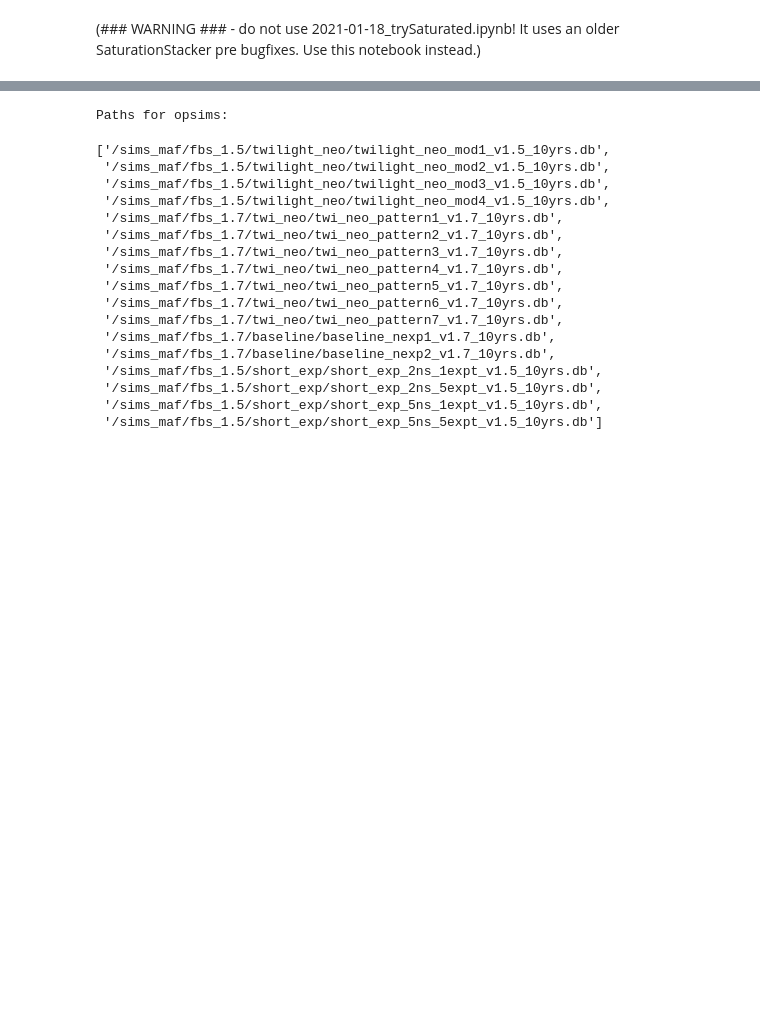
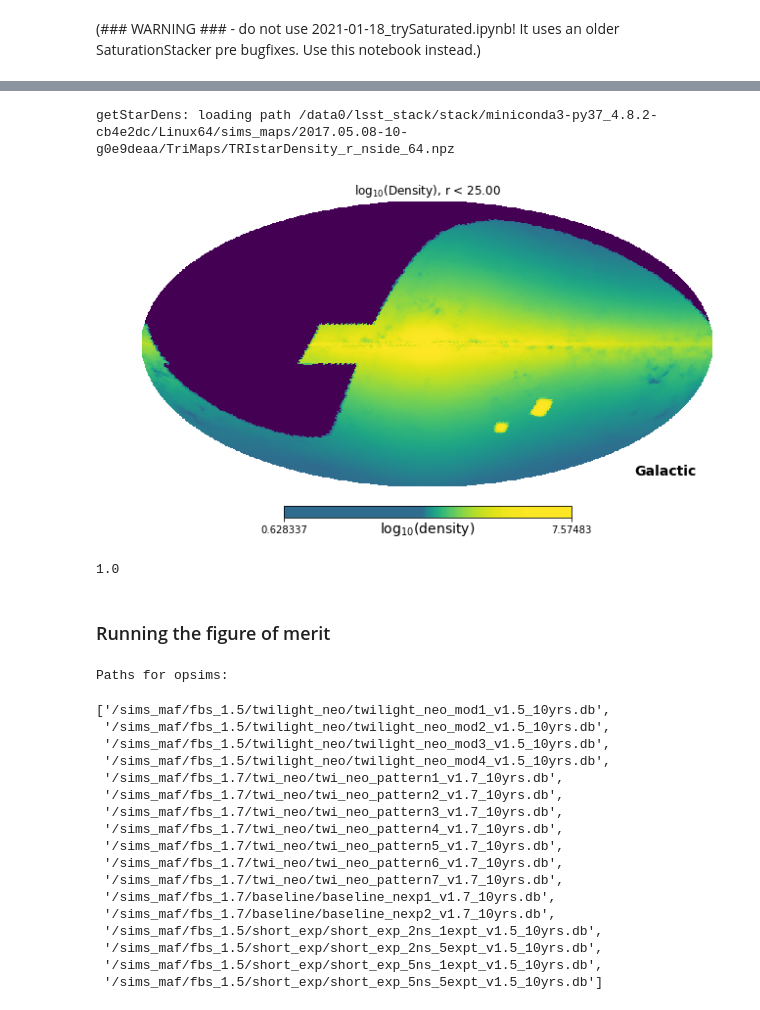
Before and after one commit to LSSTScienceCollaborations/SMWLV-metrics, a Jupyter notebook: notebooks/2021-03-24_trySaturatedSeveral.ipynb, the cells around one changed output, grey strips where cells are left out. Drawn from its saved outputs; the diff is of its cells as text; code cells hidden in the pictures; blank space fills up the shorter version.

```diff
--- a/notebooks/2021-03-24_trySaturatedSeveral.ipynb
+++ b/notebooks/2021-03-24_trySaturatedSeveral.ipynb
@@ -262,0 +388,10 @@ def evaluateBundleGroup(pathOpsim='DUMMY', outDir='satur_test', nside=64, timeCu
+# %%
+# Get the stellar density. Keep the filter as a variable so we know later on what density we used.
+filtDens = 'r'
+magnDens = 25.
+isTrilegal = True
+
+starmap = loadStarDens(filtDens, trilegal=isTrilegal)
+stardens, magdens = getStarDens(starmap, magnDens, isNested=isTrilegal, isGalacs=isTrilegal)
+# %% [output]
+getStarDens: loading path /data0/lsst_stack/stack/miniconda3-py37_4.8.2-cb4e2dc/Linux64/sims_maps/2017.05.08-10-g0e9deaa/TriMaps/TRIstarDensity_r_nside_64.npz
@@ -263,3 +410,22 @@ def evaluateBundleGroup(pathOpsim='DUMMY', outDir='satur_test', nside=64, timeCu
+# %%
+# density plotter moved farther down to the figure of merit plots
+#
+## visualize the density. I'm having difficulty getting mollview to play nice with
+## badvals (the whole upper third of the figure goes bright yellow), so here is some
+## syntax to make this work a little better.
+stardensShow = np.ma.copy(stardens)
+stardensShow[stardensShow.mask] = np.ma.min(stardensShow)
+hp.mollview(np.log10(stardensShow), unit=r'log$_{10}$(density)', title=r'log$_{10}$(Density), %s < %.2f' % (filtDens, magdens),
+           coord=['C','G'], norm='hist')
+# hp.mollview(np.log10(stardensShow), coord=['C','G'])
+# %% [output]
+[figure, added]
+# %%
+np.ma.min(stardens)
+# %% [output]
+1.0
+# %% [markdown]
+### Running the figure of merit ###
 # %%
 # let's try a few paths for comparison. These paths are currently hardwired for DATALAB.
 lBaseline = glob.glob('/sims_maf/fbs_1.7/baseline/*db')
```
Also changed, not shown: parts of 12 cells of this notebook.
